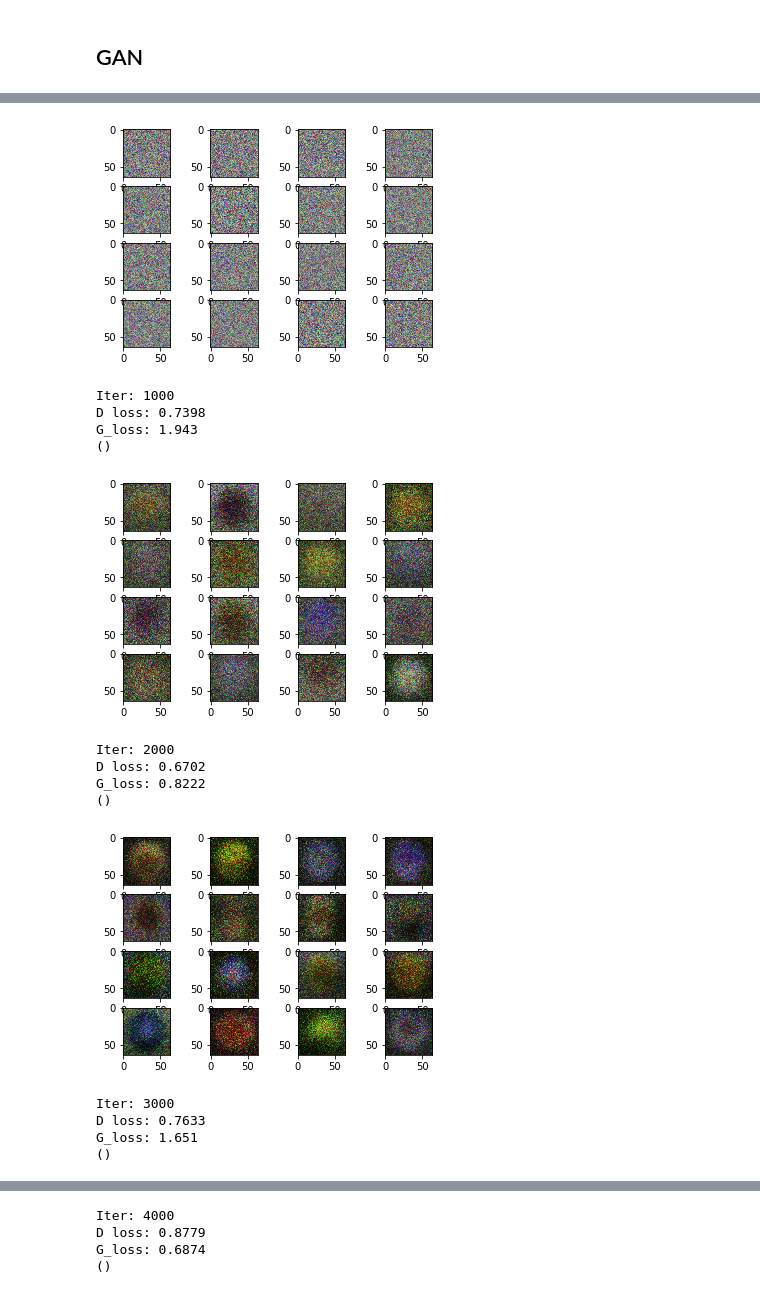
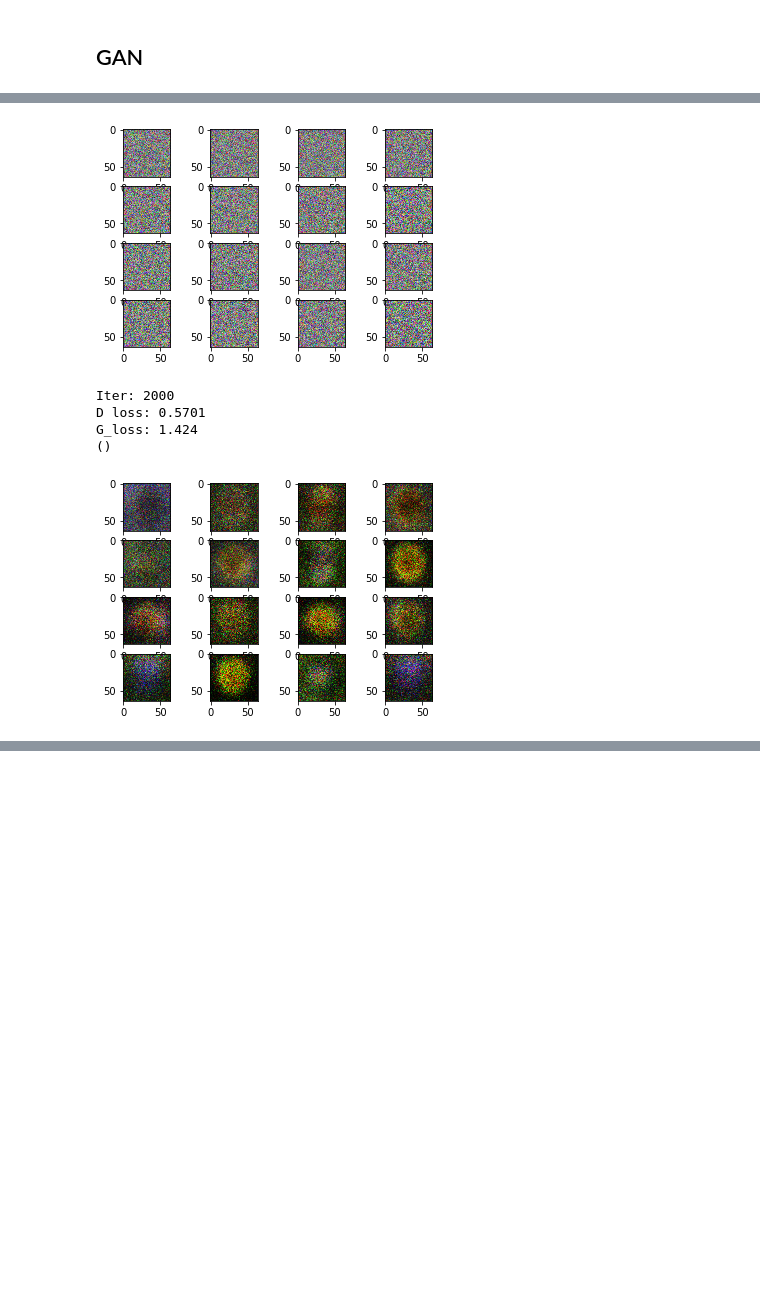
Before and after one commit to tingwenbao/W266-NLP-Final-Project-Text-to-Image-Synthesis-with-GAN, a Jupyter notebook: Dataset_Exploration .ipynb, the cells around one changed output, grey strips where cells are left out. Saved outputs shown, nothing was run; the diff lists cells and outputs as text; code cells hidden in the pictures; blank space fills up the shorter version.

```diff
--- a/Dataset_Exploration .ipynb
+++ b/Dataset_Exploration .ipynb
@@ -127,7 +127,17 @@ def generate_a_flower():
     g = sess.run(G_sample, feed_dict={Z_ph: z})
     return g.reshape(64, 64, 3)
 # %%
+TF_SAVEDIR = "GAN_saved"
+trained_filename = os.path.join(TF_SAVEDIR, "GAN_trained")
+# Clear old log directory
+shutil.rmtree("tf_summaries", ignore_errors=True)
 
+saver = tf.train.Saver()
+
+# Clear old log directory
+shutil.rmtree(TF_SAVEDIR, ignore_errors=True)
+if not os.path.isdir(TF_SAVEDIR):
+    os.makedirs(TF_SAVEDIR)
 
 global_step = tf.Variable(0, name="global_step", trainable=False)
 incr_global_step_op = tf.assign(global_step, global_step+1)
@@ -140,27 +150,29 @@ it = 0
 D_loss_c = []
 G_loss_c = []
 
-batches = batch_iter(X, mb_size, 50000)
+batches = batch_iter(X, mb_size, 4000)
 
 for batch in batches:
 
     _, D_loss_curr, _, G_loss_curr, i = sess.run([D_solver, D_loss, G_solver, G_loss, incr_global_step_op], feed_dict={X_ph: batch, Z_ph: sample_Z(batch.shape[0], Z_dim)})
 
 
-
-    if i % 1000 == 0 or i==1:
+    if i % 2000 == 0 or i==1:
         print('Iter: {}'.format(i))
         print('D loss: {:.4}'. format(D_loss_curr))
         print('G_loss: {:.4}'.format(G_loss_curr))
         print()
         D_loss_c.append(D_loss_curr)
         G_loss_c.append(G_loss_curr)
-    if i % 1000 == 0 or i==1:
+    if i % 2000 == 0 or i==1:
         n = 4
         f, axarr = plt.subplots(n,n)
         for i in range(n):
             for j in range(n):
                 axarr[i,j].imshow(generate_a_flower())
         plt.show()
+
+
+saver.save(sess, trained_filename)
 # %% [output]
 Iter: 1
@@ -169,16 +181,7 @@ G_loss: 0.5219
 ()
-[figure, old version]
+[figure, new version]
-Iter: 1000
-D loss: 0.7398
-G_loss: 1.943
+Iter: 2000
+D loss: 0.5701
+G_loss: 1.424
 ()
-[figure, old version]
+[figure, new version]
-Iter: 2000
-D loss: 0.6702
-G_loss: 0.8222
-()
-[figure, removed]
-Iter: 3000
-D loss: 0.7633
-G_loss: 1.651
-()
@@ -186,4 +187,0 @@ G_loss: 1.651
-Iter: 4000
-D loss: 0.8779
-G_loss: 0.6874
-()
```
Also changed, not shown: parts of 2 cells of this notebook, 3 other files.
